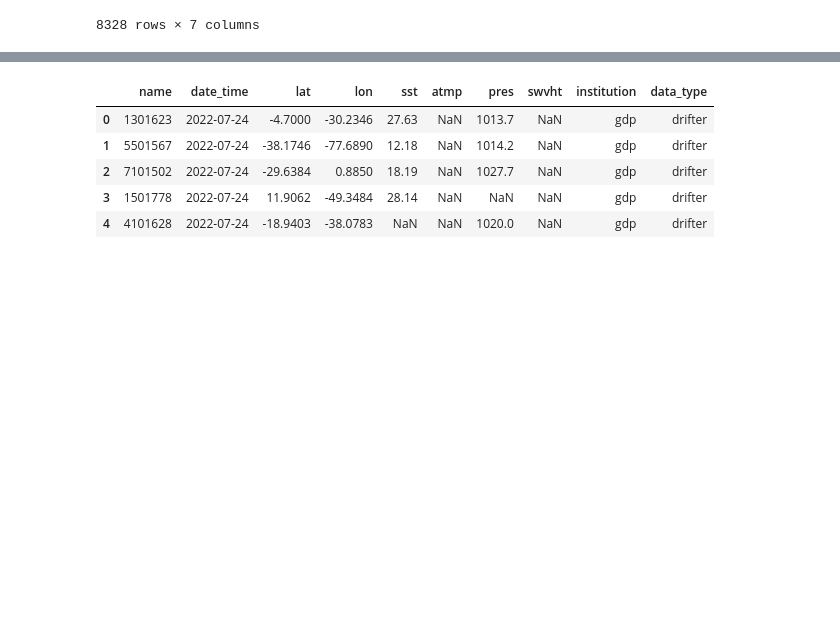
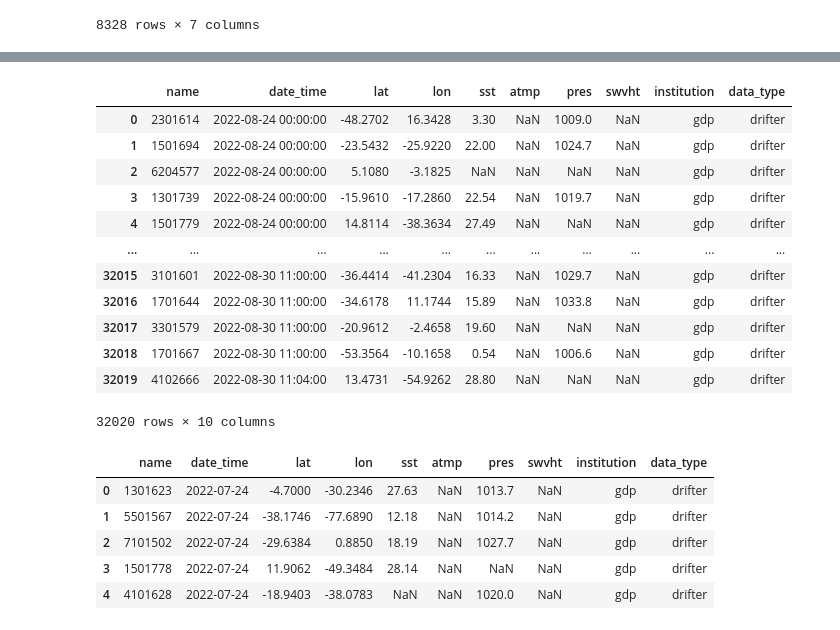
Before and after one commit to soutobias/oceanoobsbrasil, a Jupyter notebook: notebooks/drifters_gdp.ipynb, the cells around one changed output, grey strips where cells are left out. Saved outputs shown, nothing was run; the diff lists cells and outputs as text; code cells hidden in the pictures; blank space fills up the shorter version.

```diff
--- a/notebooks/drifters_gdp.ipynb
+++ b/notebooks/drifters_gdp.ipynb
@@ -72,3 +68,19 @@ Index(['platform_code', 'platform_type', 'time', 'latitude', 'longitude',
+# %%
+d.result
+# %% [output]
+|  | name | date_time | lat | lon | sst | atmp | pres | swvht | institution | data_type |
+| 0 | 2301614 | 2022-08-24 00:00:00 | -48.2702 | 16.3428 | 3.30 | NaN | 1009.0 | NaN | gdp | drifter |
+| 1 | 1501694 | 2022-08-24 00:00:00 | -23.5432 | -25.9220 | 22.00 | NaN | 1024.7 | NaN | gdp | drifter |
+| 2 | 6204577 | 2022-08-24 00:00:00 | 5.1080 | -3.1825 | NaN | NaN | NaN | NaN | gdp | drifter |
+| 3 | 1301739 | 2022-08-24 00:00:00 | -15.9610 | -17.2860 | 22.54 | NaN | 1019.7 | NaN | gdp | drifter |
+| 4 | 1501779 | 2022-08-24 00:00:00 | 14.8114 | -38.3634 | 27.49 | NaN | NaN | NaN | gdp | drifter |
+| ... | ... | ... | ... | ... | ... | ... | ... | ... | ... | ... |
+| 32015 | 3101601 | 2022-08-30 11:00:00 | -36.4414 | -41.2304 | 16.33 | NaN | 1029.7 | NaN | gdp | drifter |
+| 32016 | 1701644 | 2022-08-30 11:00:00 | -34.6178 | 11.1744 | 15.89 | NaN | 1033.8 | NaN | gdp | drifter |
+| 32017 | 3301579 | 2022-08-30 11:00:00 | -20.9612 | -2.4658 | 19.60 | NaN | NaN | NaN | gdp | drifter |
+| 32018 | 1701667 | 2022-08-30 11:00:00 | -53.3564 | -10.1658 | 0.54 | NaN | 1006.6 | NaN | gdp | drifter |
+| 32019 | 4102666 | 2022-08-30 11:04:00 | 13.4731 | -54.9262 | 28.80 | NaN | NaN | NaN | gdp | drifter |
+32020 rows × 10 columns
 # %%
 d = Drifter()
 d.get()
```
Also changed, not shown: parts of 1 cell of this notebook, 4 other files.
